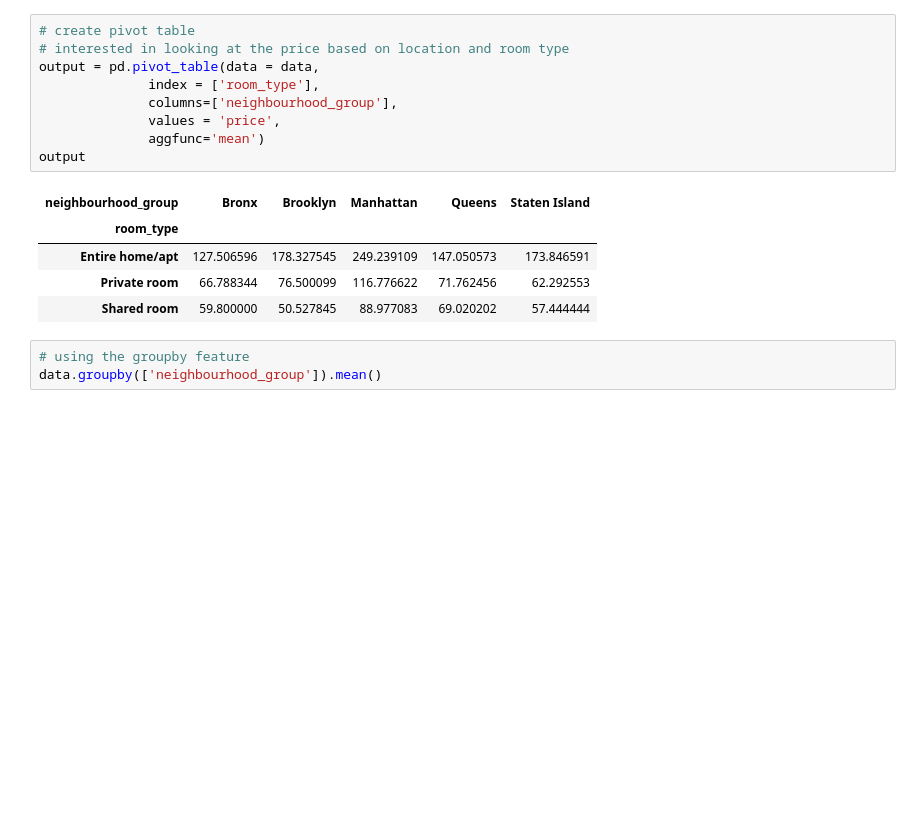
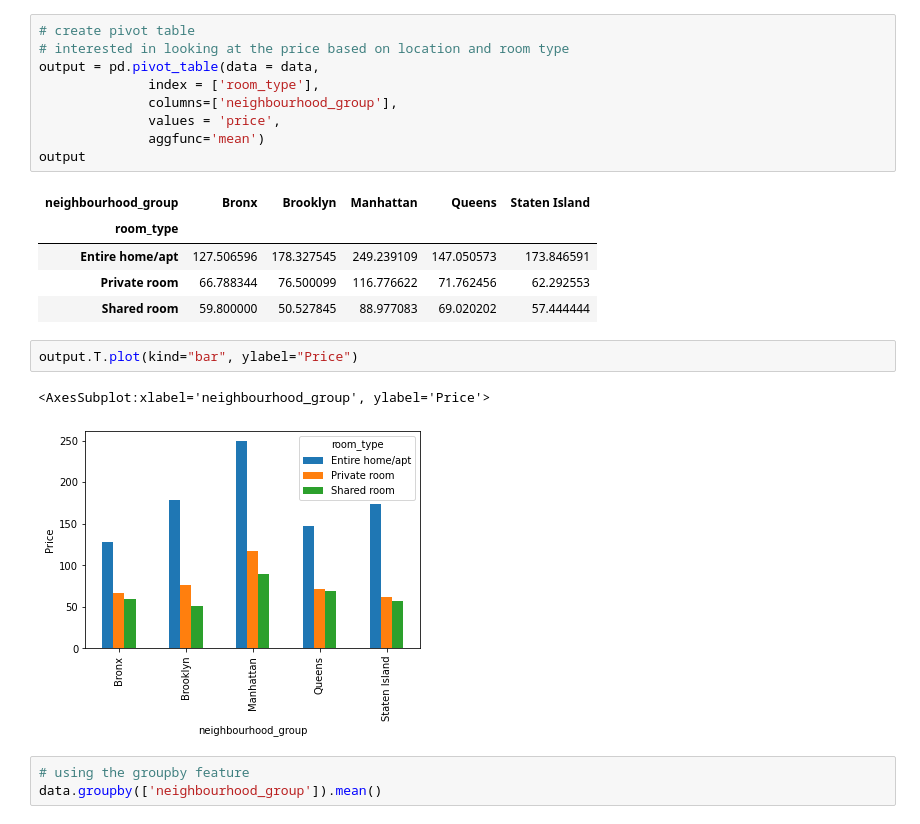
Before and after one commit to amandacao/cs103a-cpa01, a Jupyter notebook: PA01.ipynb, the cells around one changed output. Drawn from its saved outputs; the diff is of its cells as text; blank space fills up the shorter version.

```diff
--- a/PA01.ipynb
+++ b/PA01.ipynb
@@ -85,6 +71,11 @@ output
 | Entire home/apt | 127.506596 | 178.327545 | 249.239109 | 147.050573 | 173.846591 |
 | Private room | 66.788344 | 76.500099 | 116.776622 | 71.762456 | 62.292553 |
 | Shared room | 59.800000 | 50.527845 | 88.977083 | 69.020202 | 57.444444 |
+# %%
+output.T.plot(kind="bar", ylabel="Price")
+# %% [output]
+<AxesSubplot:xlabel='neighbourhood_group', ylabel='Price'>
+[figure, added]
 # %%
 # using the groupby feature
 data.groupby(['neighbourhood_group']).mean()
```
Also changed, not shown: parts of 4 cells of this notebook.
